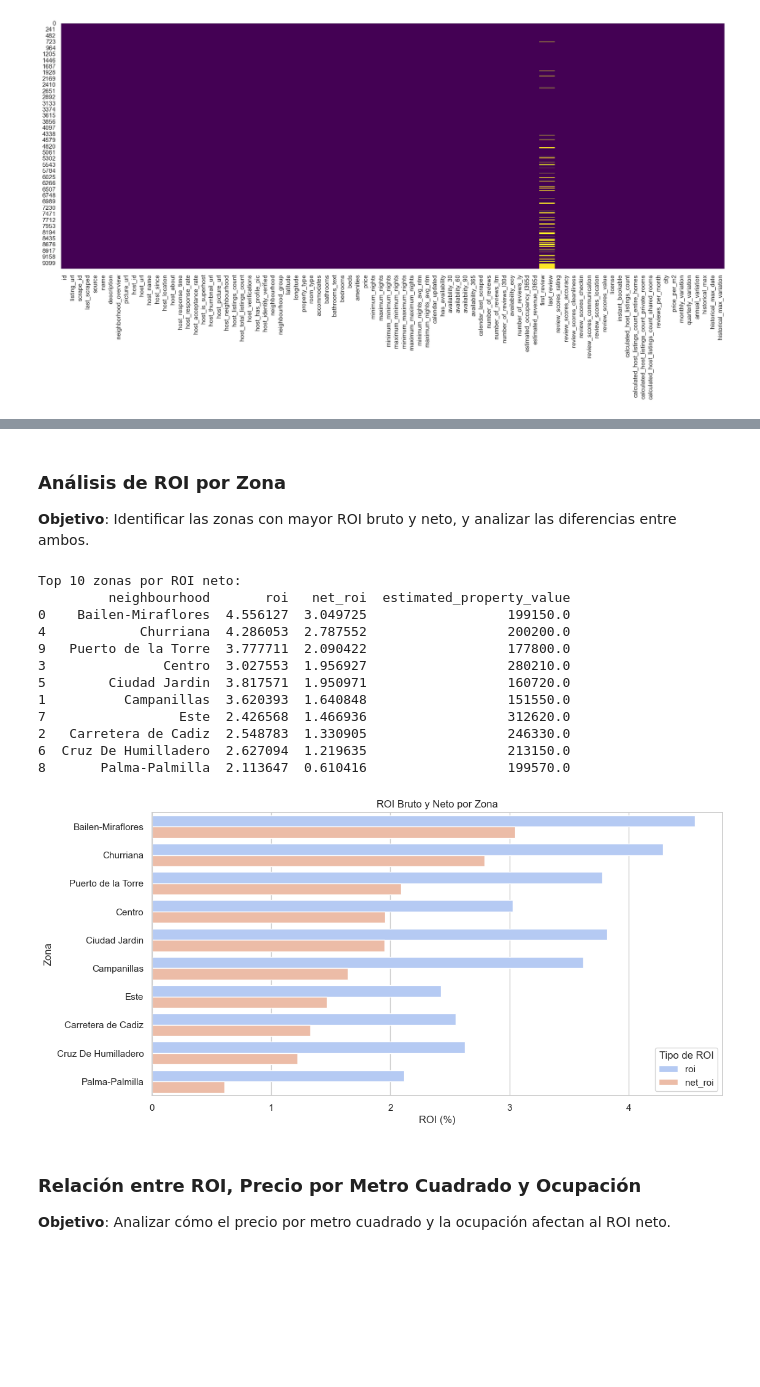
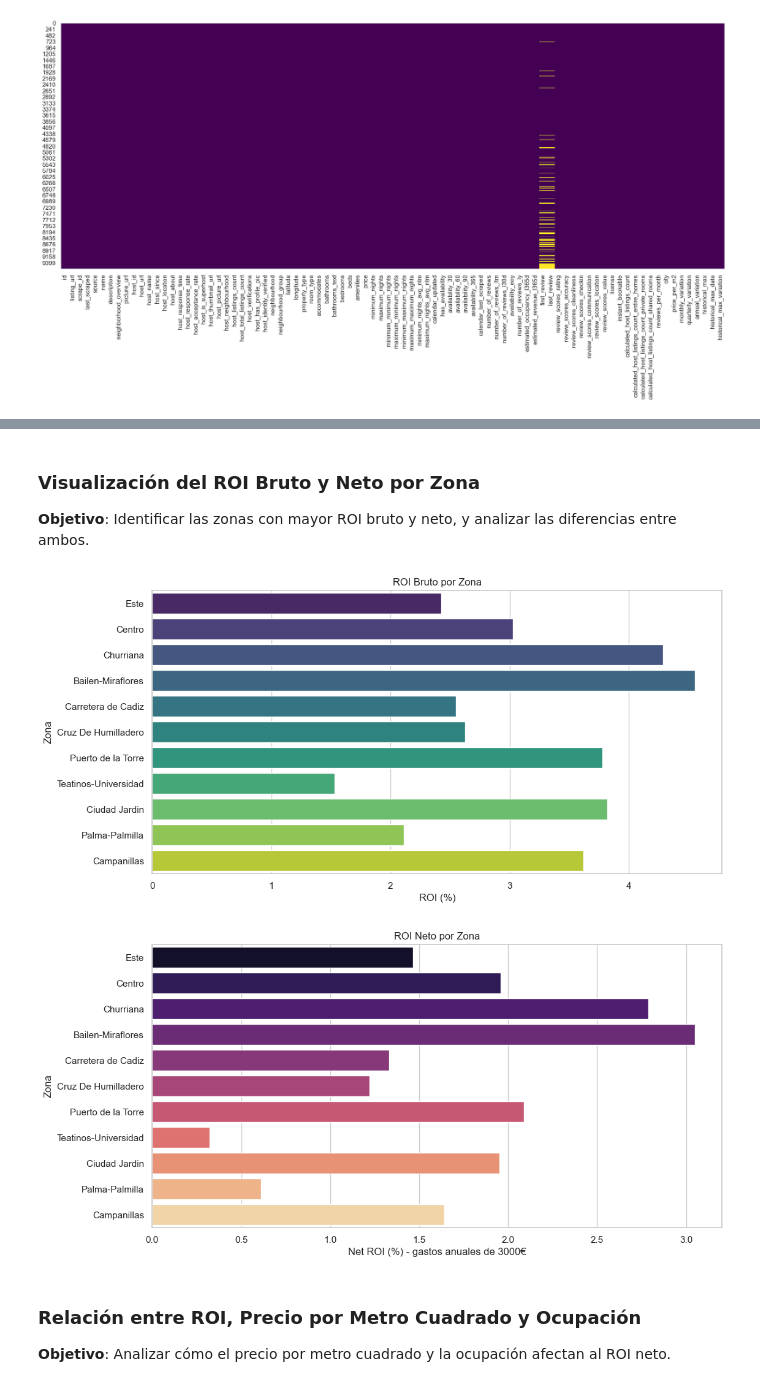
Before and after one commit to vfpomer/Analisis-de-inversion-inmobiliario, a Jupyter notebook: notebooks/malaga_eda.ipynb, the cells around one changed output, grey strips where cells are left out. Saved outputs shown, nothing was run; the diff lists cells and outputs as text; code cells hidden in the pictures; blank space fills up the shorter version.

```diff
--- a/notebooks/malaga_eda.ipynb
+++ b/notebooks/malaga_eda.ipynb
@@ -197,44 +195,26 @@ plt.show()
 # %% [markdown]
-### Análisis de ROI por Zona
+### Visualización del ROI Bruto y Neto por Zona
+
 **Objetivo**: Identificar las zonas con mayor ROI bruto y neto, y analizar las diferencias entre ambos.
-# %%
-# Agrupar por zona y calcular métricas clave
-roi_summary = df.groupby('neighbourhood').agg({
-    'roi': 'mean',
-    'net_roi': 'mean',
-    'estimated_property_value': 'mean'
-}).reset_index()
-
-# Ordenar por ROI neto
-roi_summary = roi_summary.sort_values(by='net_roi', ascending=False)
-
-# Mostrar las zonas con mayor ROI neto
-print("Top 10 zonas por ROI neto:")
-print(roi_summary.head(10))
-
-# Visualización del ROI bruto y neto por zona
-plt.figure(figsize=(12, 6))
-sns.barplot(data=roi_summary.head(10).melt(id_vars='neighbourhood', value_vars=['roi', 'net_roi']),
-            x='value', y='neighbourhood', hue='variable', palette='coolwarm')
-plt.title("ROI Bruto y Neto por Zona")
-plt.xlabel("ROI (%)")
-plt.ylabel("Zona")
-plt.legend(title="Tipo de ROI")
-plt.show()
-# %% [output]
-Top 10 zonas por ROI neto:
-         neighbourhood       roi   net_roi  estimated_property_value
-0    Bailen-Miraflores  4.556127  3.049725                  199150.0
-4            Churriana  4.286053  2.787552                  200200.0
-9   Puerto de la Torre  3.777711  2.090422                  177800.0
-3               Centro  3.027553  1.956927                  280210.0
-5        Ciudad Jardin  3.817571  1.950971                  160720.0
-1          Campanillas  3.620393  1.640848                  151550.0
-7                 Este  2.426568  1.466936                  312620.0
-2   Carretera de Cadiz  2.548783  1.330905                  246330.0
-6  Cruz De Humilladero  2.627094  1.219635                  213150.0
-8       Palma-Palmilla  2.113647  0.610416                  199570.0
-[figure, removed]
+# %%
+# Visualización del ROI Bruto por Zona
+plt.figure(figsize=(12, 6))
+sns.barplot(data=df, x='roi', y='neighbourhood', palette='viridis', ci=None)
+plt.title("ROI Bruto por Zona")
+plt.xlabel("ROI (%)")
+plt.ylabel("Zona")
+plt.show()
+
+# Visualización del ROI Neto por Zona
+plt.figure(figsize=(12, 6))
+sns.barplot(data=df, x='net_roi', y='neighbourhood', palette='magma', ci=None)
+plt.title("ROI Neto por Zona")
+plt.xlabel("Net ROI (%) - gastos anuales de 3000€")
+plt.ylabel("Zona")
+plt.show()
+# %% [output]
+[figure, added]
+[figure, added]
 # %% [markdown]
 ### Relación entre ROI, Precio por Metro Cuadrado y Ocupación
 **Objetivo**: Analizar cómo el precio por metro cuadrado y la ocupación afectan al ROI neto.
```
Also changed, not shown: parts of 25 cells of this notebook, 1 other file.
